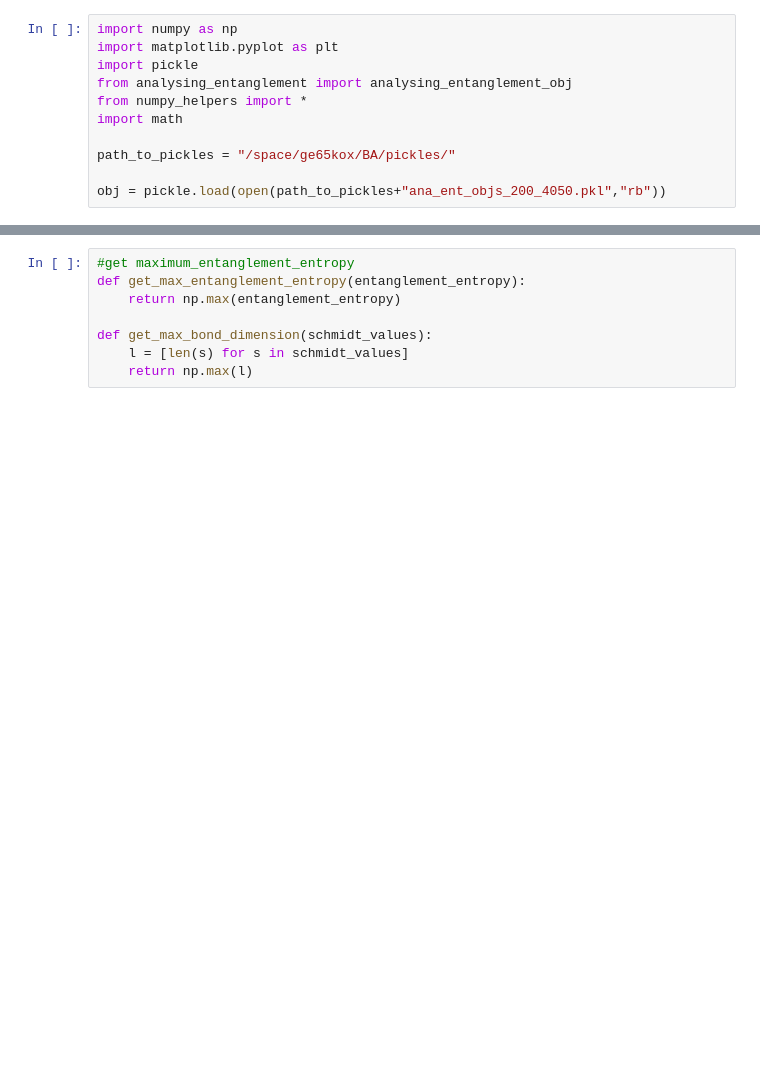
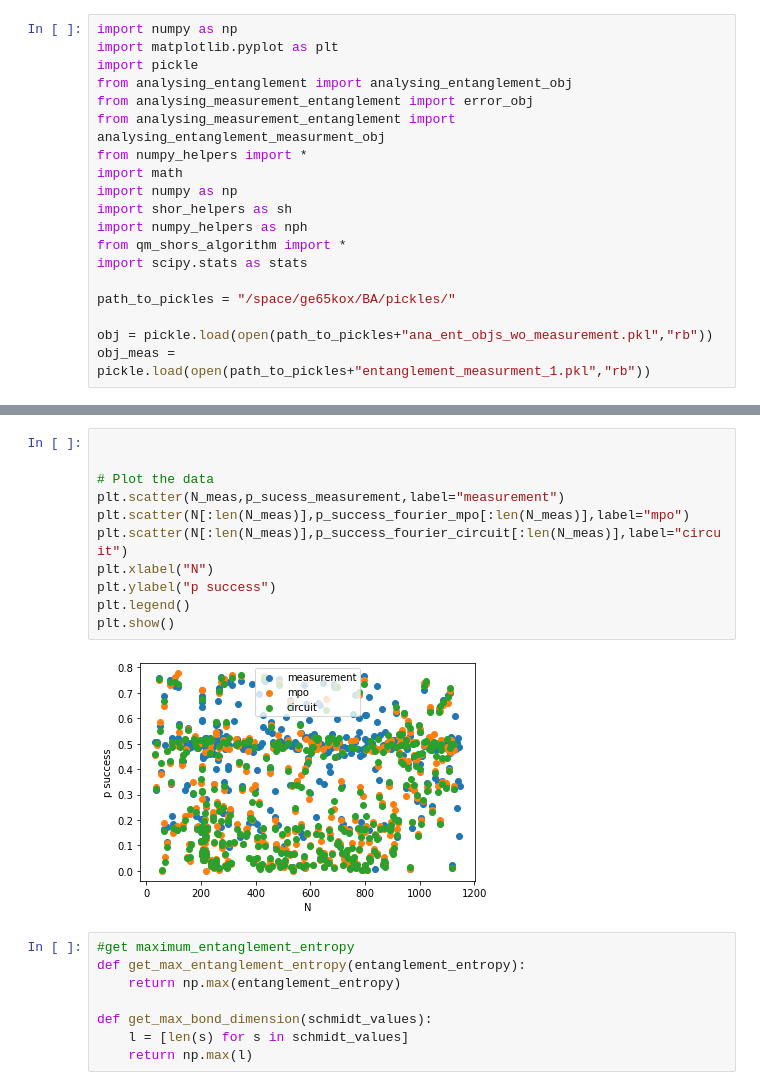
Before and after one commit to XKainz/shor-mps, a Jupyter notebook: analysing_entanglement.ipynb, the cells around one changed output, grey strips where cells are left out. Saved outputs shown, nothing was run; the diff lists cells and outputs as text; blank space fills up the shorter version.

```diff
--- a/analysing_entanglement.ipynb
+++ b/analysing_entanglement.ipynb
@@ -3,12 +3,20 @@ import numpy as np
 import matplotlib.pyplot as plt
 import pickle
 from analysing_entanglement import analysing_entanglement_obj
+from analysing_measurement_entanglement import error_obj
+from analysing_measurement_entanglement import analysing_entanglement_measurment_obj
 from numpy_helpers import *
 import math
+import numpy as np
+import shor_helpers as sh
+import numpy_helpers as nph
+from qm_shors_algorithm import *
+import scipy.stats as stats
 
 path_to_pickles = "/space/ge65kox/BA/pickles/"
 
-obj = pickle.load(open(path_to_pickles+"ana_ent_objs_200_4050.pkl","rb"))
+obj = pickle.load(open(path_to_pickles+"ana_ent_objs_wo_measurement.pkl","rb"))
+obj_meas = pickle.load(open(path_to_pickles+"entanglement_measurment_1.pkl","rb"))
 # %%
 # Load the data
 p_success_fourier_mpo = np.array([obj[i].p_success_fourier_mpo for i in range(len(obj))])
@@ -27,3 +103,16 @@ plt.show()
+# %%
+
+
+# Plot the data
+plt.scatter(N_meas,p_sucess_measurement,label="measurement")
+plt.scatter(N[:len(N_meas)],p_success_fourier_mpo[:len(N_meas)],label="mpo")
+plt.scatter(N[:len(N_meas)],p_success_fourier_circuit[:len(N_meas)],label="circuit")
+plt.xlabel("N")
+plt.ylabel("p success")
+plt.legend()
+plt.show()
+# %% [output]
+[figure, added]
 # %%
 #get maximum_entanglement_entropy
 def get_max_entanglement_entropy(entanglement_entropy):
```
Also changed, not shown: parts of 19 cells of this notebook.
